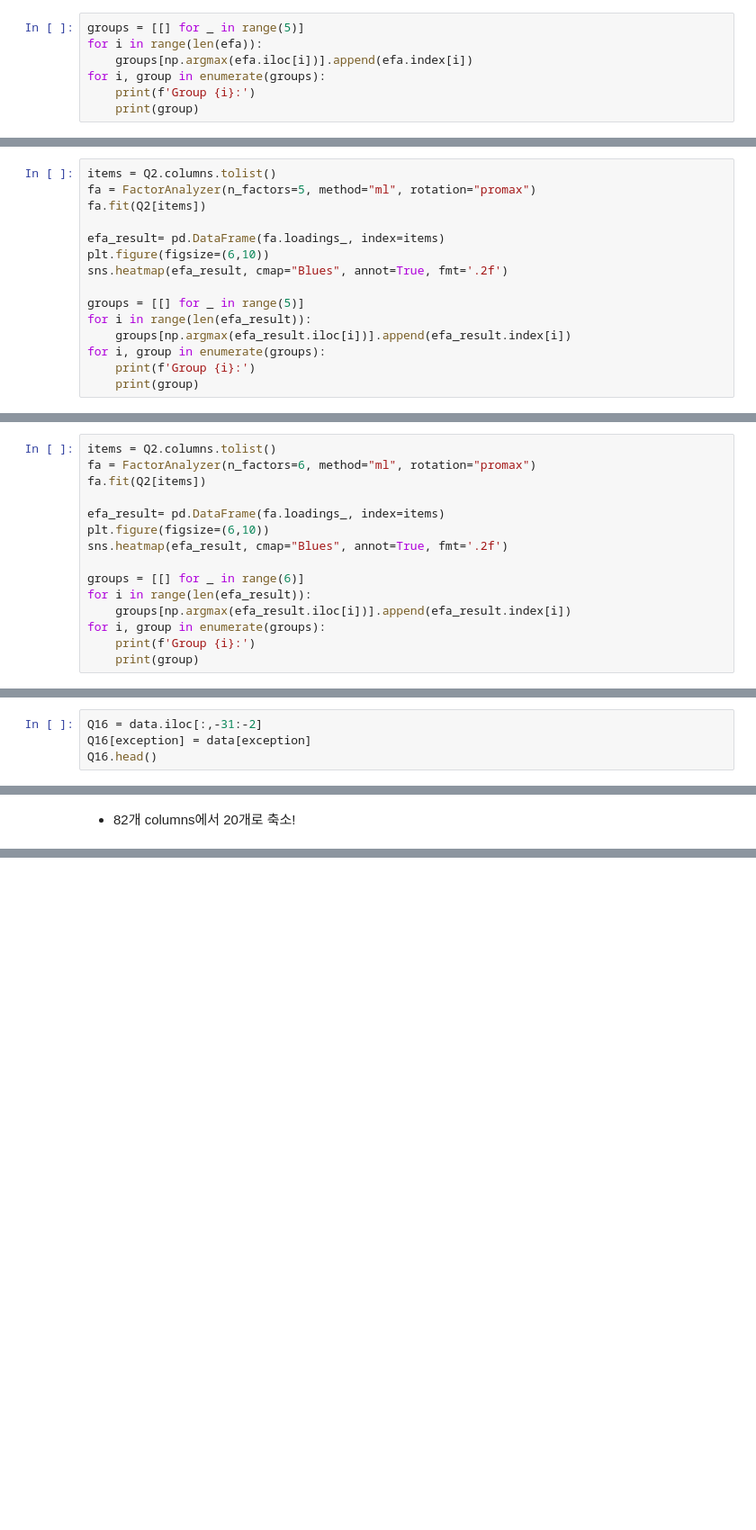
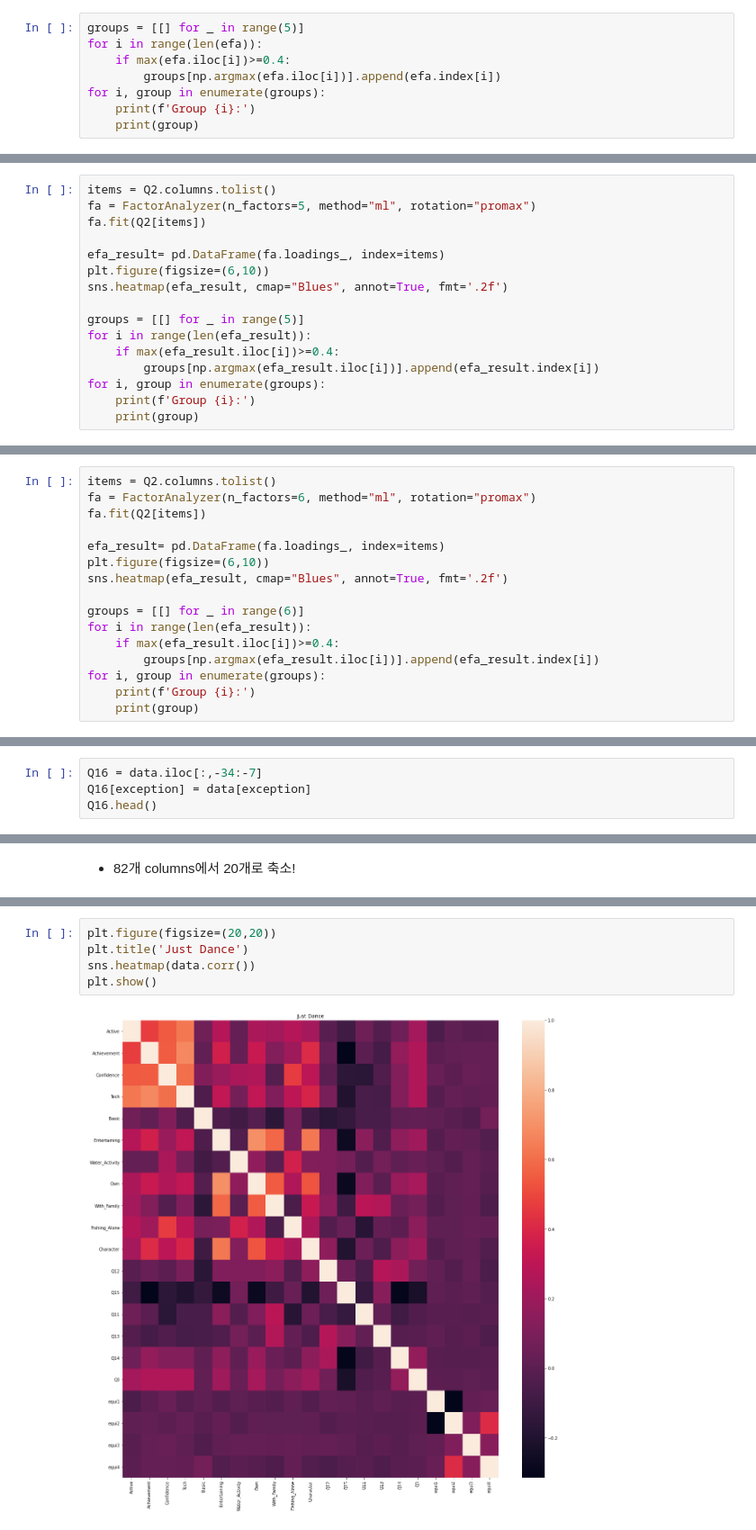
Before and after one commit to Insight-Sogang-Univ/insightcon_3rd_dog, a Jupyter notebook: Team_Border_Collie.ipynb, the cells around one changed output, grey strips where cells are left out. Shown at 90% size. Saved outputs shown, nothing was run; the diff lists cells and outputs as text; blank space fills up the shorter version.

```diff
--- a/Team_Border_Collie.ipynb
+++ b/Team_Border_Collie.ipynb
@@ -137,7 +161,8 @@ plt.show()
 # %%
 groups = [[] for _ in range(5)]
 for i in range(len(efa)):
-    groups[np.argmax(efa.iloc[i])].append(efa.index[i])
+    if max(efa.iloc[i])>=0.4:
+        groups[np.argmax(efa.iloc[i])].append(efa.index[i])
 for i, group in enumerate(groups):
     print(f'Group {i}:')
     print(group)
@@ -242,7 +267,8 @@ sns.heatmap(efa_result, cmap="Blues", annot=True, fmt='.2f')
 
 groups = [[] for _ in range(5)]
 for i in range(len(efa_result)):
-    groups[np.argmax(efa_result.iloc[i])].append(efa_result.index[i])
+    if max(efa_result.iloc[i])>=0.4:
+        groups[np.argmax(efa_result.iloc[i])].append(efa_result.index[i])
 for i, group in enumerate(groups):
     print(f'Group {i}:')
     print(group)
@@ -271,7 +297,8 @@ sns.heatmap(efa_result, cmap="Blues", annot=True, fmt='.2f')
 
 groups = [[] for _ in range(6)]
 for i in range(len(efa_result)):
-    groups[np.argmax(efa_result.iloc[i])].append(efa_result.index[i])
+    if max(efa_result.iloc[i])>=0.4:
+        groups[np.argmax(efa_result.iloc[i])].append(efa_result.index[i])
 for i, group in enumerate(groups):
     print(f'Group {i}:')
     print(group)
@@ -325,7 +352,7 @@ data.head()
 # %% [markdown]
 ### Q16 분리
 # %%
-Q16 = data.iloc[:,-31:-2]
+Q16 = data.iloc[:,-34:-7]
 Q16[exception] = data[exception]
 Q16.head()
 # %% [output]
@@ -476,0 +513,7 @@ memory usage: 461.6 KB
+# %%
+plt.figure(figsize=(20,20))
+plt.title('Just Dance')
+sns.heatmap(data.corr())
+plt.show()
+# %% [output]
+[figure, added]
```
Also changed, not shown: parts of 28 cells of this notebook.
